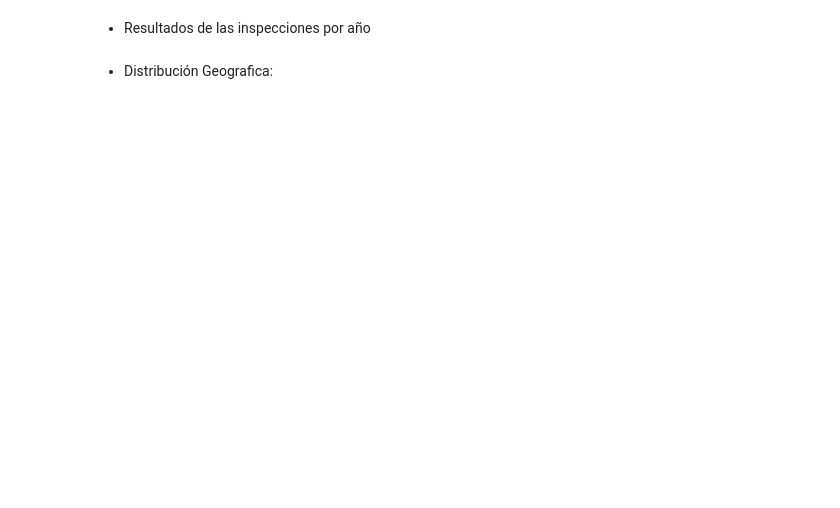
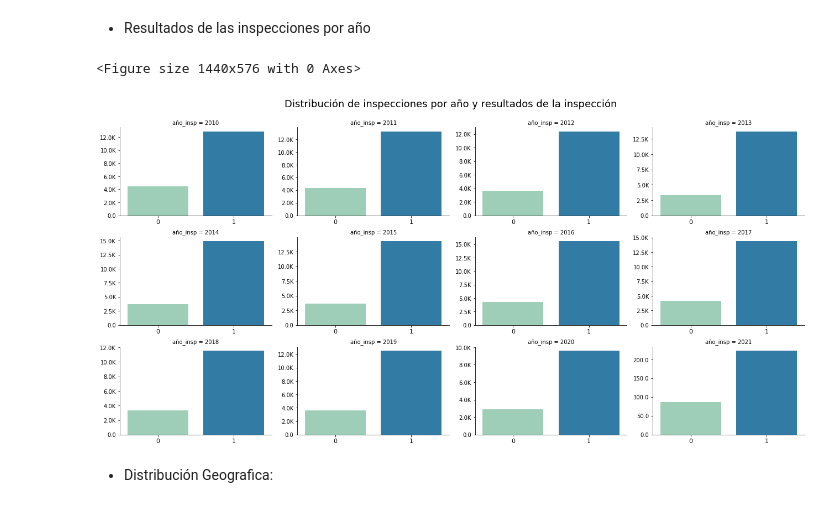
Before and after one commit to Acturio/DPA-Project, a Jupyter notebook: notebooks/EDA_DPA.ipynb, the cells around one changed output. Cells and saved outputs as stored; diff of their text form; code cells hidden in the pictures; blank space fills up the shorter version.

```diff
--- a/notebooks/EDA_DPA.ipynb
+++ b/notebooks/EDA_DPA.ipynb
@@ -448,18 +597,21 @@ año_label = df_label.groupby(['año_insp', 'label'],
 # %%
 fig = plt.figure(figsize=(20,8))
 
 a = sns.FacetGrid(data=año_label, col='año_insp', col_wrap=4, sharex=False, sharey=False,
                  aspect=1.5)
 a.map_dataframe(sns.barplot, x='label', y='registros', palette = 'YlGnBu')
 for ax in a.axes.flat:
     for label in ax.get_xticklabels():
         label.set_size(11)
         #label.set_rotation(50)
-        ax.yaxis.set_major_formatter(plt.FuncFormatter(number_formatter))
+        ax.yaxis.set_major_formatter(plt.FuncFormatter(utils.number_formatter))
         a.fig.tight_layout()
 
 plt.subplots_adjust(top=0.9)
 aux = a.fig.suptitle("Distribución de inspecciones por año y resultados de la inspección \n \n \n", fontsize=18)
+# %% [output]
+<Figure size 1440x576 with 0 Axes>
+[figure, added]
 # %% [markdown]
 * Distribución Geografica:
 # %%
```
Also changed, not shown: parts of 49 cells of this notebook.
